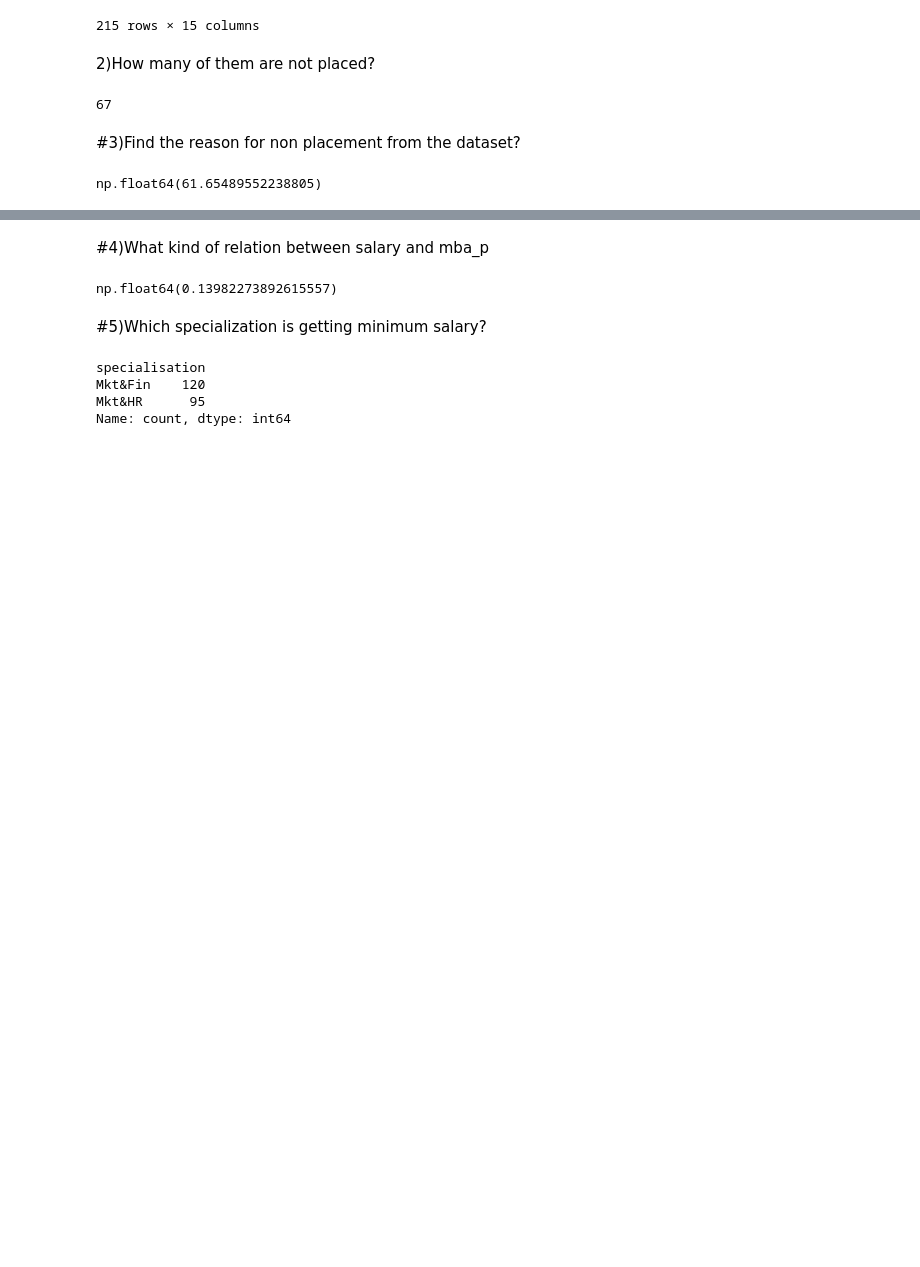
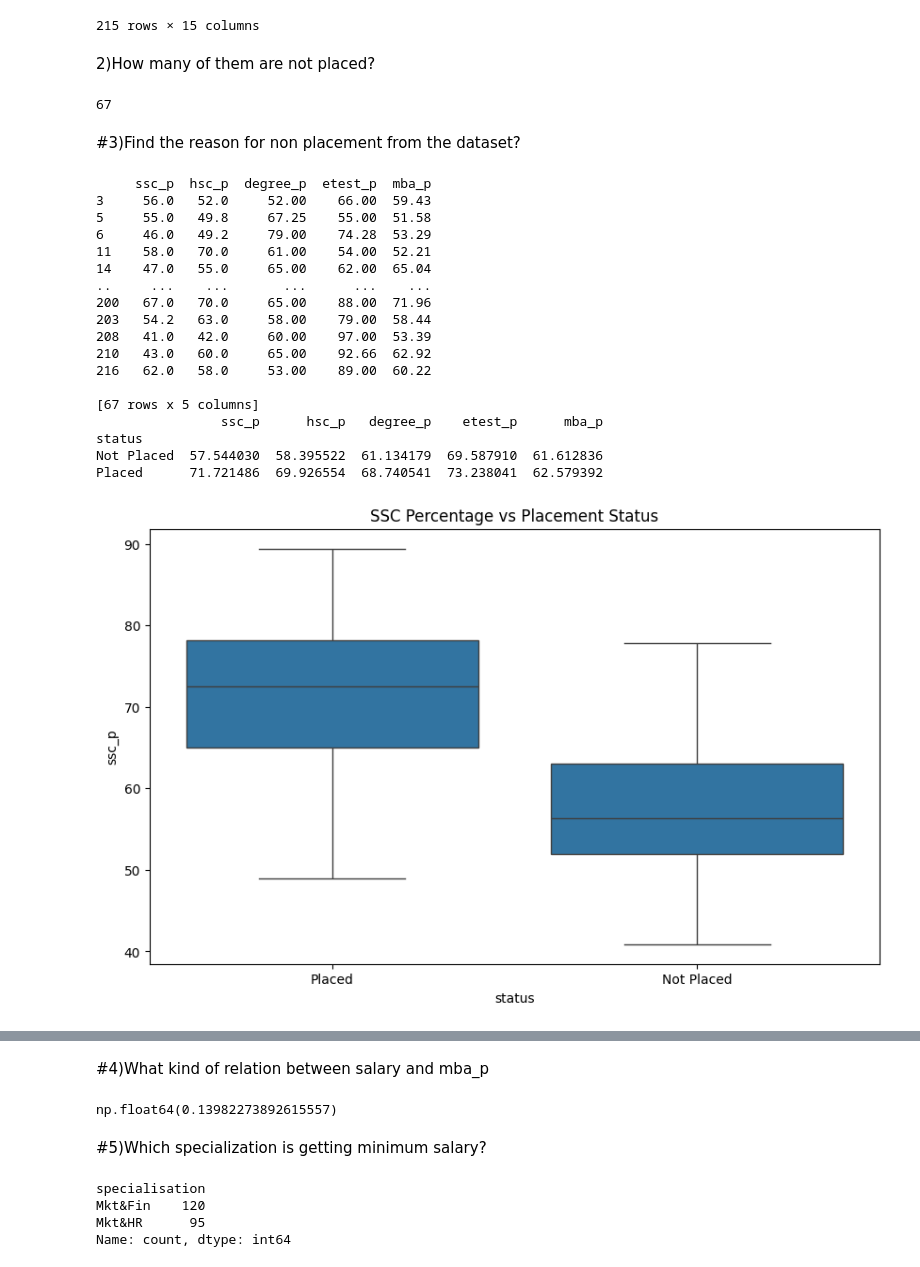
Before and after one commit to sharma-sha/Data-Science-Bivariate-, a Jupyter notebook: Assignment-Data Analysis.ipynb, the cells around one changed output, grey strips where cells are left out. Drawn from its saved outputs; the diff is of its cells as text; code cells hidden in the pictures; blank space fills up the shorter version.

```diff
--- a/Assignment-Data Analysis.ipynb
+++ b/Assignment-Data Analysis.ipynb
@@ -96,8 +96,69 @@ print(Not_Placed_df)
 # %% [markdown]
 #3)Find the reason for non placement from the dataset?
 # %%
-Non_Placed=dataset[dataset['status']=='Not Placed']
-average_mark_Non_Placed=Non_Placed[['ssc_p','hsc_p','degree_p','etest_p','mba_p']].mean()
-average_mark_Non_Placed.mean()
+import pandas as pd
+import matplotlib.pyplot as plt
+import seaborn as sns
+
+# Assuming your dataset is stored in a DataFrame 'df'
+# Filter for non-placement rows
+non_placed = dataset[dataset['status'] == 'Not Placed']
+
+# Print the first few rows of the non-placement data
+print(non_placed[['ssc_p', 'hsc_p', 'degree_p', 'etest_p','mba_p']])
+
+# Compare the mean scores for placed vs non-placed candidates
+mean_scores = dataset.groupby('status')[['ssc_p', 'hsc_p', 'degree_p', 'etest_p','mba_p']].mean()
+
+# Print the mean scores
+print(mean_scores)
+
+# Plotting the data for better visualization
+
+# Boxplot for SSC percentage vs status
+plt.figure(figsize=(10, 6))
+sns.boxplot(x='status', y='ssc_p', data=dataset)
+plt.title('SSC Percentage vs Placement Status')
+plt.show()
+
+# Boxplot for HSC percentage vs status
+plt.figure(figsize=(10, 6))
+sns.boxplot(x='status', y='hsc_p', data=dataset)
+plt.title('HSC Percentage vs Placement Status')
+plt.show()
+# Boxplot for degree_p percentage vs status
+plt.figure(figsize=(10, 6))
+sns.boxplot(x='status', y='degree_p', data=dataset)
+plt.title('HSC Percentage vs Placement Status')
+plt.show()
+# Boxplot for etest_p percentage vs status
+plt.figure(figsize=(10, 6))
+sns.boxplot(x='status', y='etest_p', data=dataset)
+plt.title('HSC Percentage vs Placement Status')
+plt.show()
+
+# Boxplot for Entrance Test Score vs status
+plt.figure(figsize=(10, 6))
+sns.boxplot(x='status', y='mba_p', data=dataset)
+plt.title('Entrance Test Score vs Placement Status')
+plt.show()
 # %% [output]
-np.float64(61.65489552238805)
+     ssc_p  hsc_p  degree_p  etest_p  mba_p
+3     56.0   52.0     52.00    66.00  59.43
+5     55.0   49.8     67.25    55.00  51.58
+6     46.0   49.2     79.00    74.28  53.29
+11    58.0   70.0     61.00    54.00  52.21
+14    47.0   55.0     65.00    62.00  65.04
+..     ...    ...       ...      ...    ...
+200   67.0   70.0     65.00    88.00  71.96
+203   54.2   63.0     58.00    79.00  58.44
+208   41.0   42.0     60.00    97.00  53.39
+210   43.0   60.0     65.00    92.66  62.92
+216   62.0   58.0     53.00    89.00  60.22
+
+[67 rows x 5 columns]
+                ssc_p      hsc_p   degree_p    etest_p      mba_p
+status
+Not Placed  57.544030  58.395522  61.134179  69.587910  61.612836
+Placed      71.721486  69.926554  68.740541  73.238041  62.579392
+[figure, added]
```
Also changed, not shown: parts of 2 cells of this notebook.
